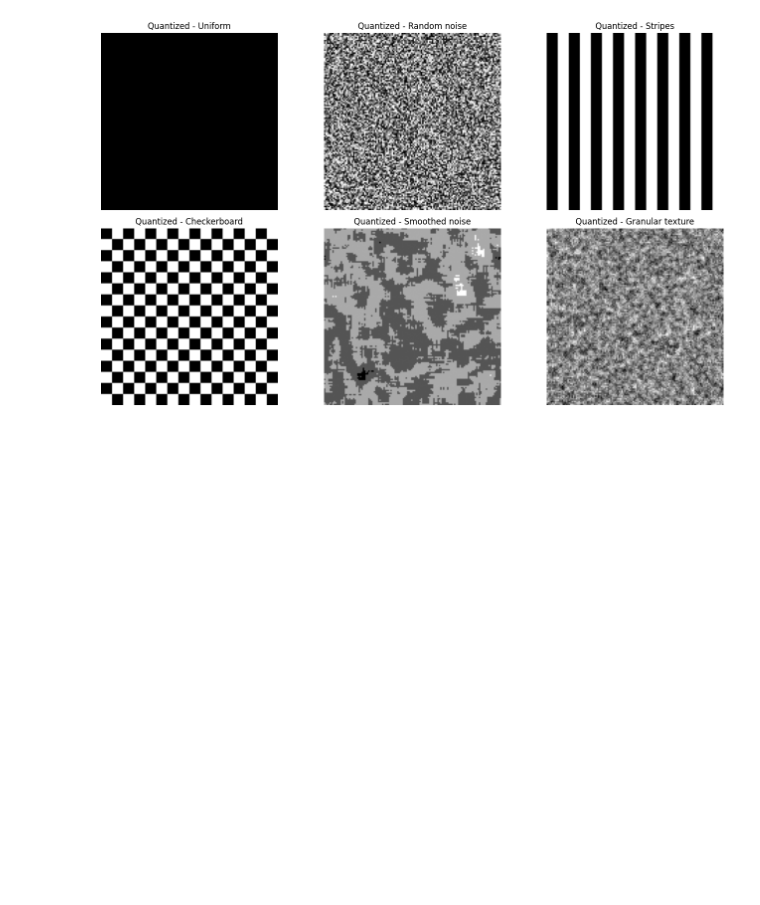
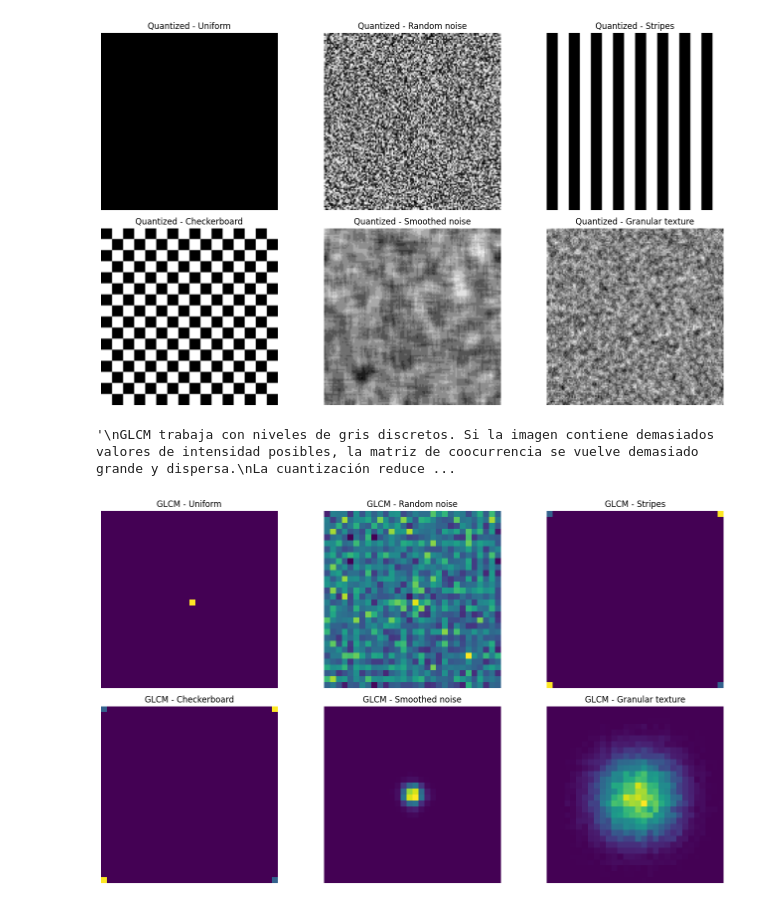
Before and after one commit to peterzm/ai-imaging-portfolio, a Jupyter notebook: 03_computer_vision/notebooks/07_glcm_texture_features.ipynb, the cells around one changed output. Saved outputs shown, nothing was run; the diff lists cells and outputs as text; code cells hidden in the pictures; blank space fills up the shorter version.

Commit message:
Calculamos las matrices GLCM.

```diff
--- a/03_computer_vision/notebooks/07_glcm_texture_features.ipynb
+++ b/03_computer_vision/notebooks/07_glcm_texture_features.ipynb
@@ -153,8 +153,8 @@ Esto significa que la matriz depende:
 # %% [output]
 '\nA GLCM es una matriz donde cada entrada (i, j) cuenta cuan seguido un pixel de un nivel de gris i ocurre a lado de un pixel con un nivel de gris j en un desplazamiento espacial determinado.\nEsto s ...
 # %%
-levels = 10
-distances = [5]
+levels = 30
+distances = [10]
 angles = [0]
 
 quantized_images = [quantize_image(img, levels=levels) for img in images]
@@ -168,3 +168,25 @@ show_images(
 )
 # %% [output]
 [figure]
+# %%
+"""
+GLCM trabaja con niveles de gris discretos. Si la imagen contiene demasiados valores de intensidad posibles, la matriz de coocurrencia se vuelve demasiado grande y dispersa.
+La cuantización reduce el número de niveles de gris y hace que el análisis GLCM sea más estable e interpretable.
+"""
+# %% [output]
+'\nGLCM trabaja con niveles de gris discretos. Si la imagen contiene demasiados valores de intensidad posibles, la matriz de coocurrencia se vuelve demasiado grande y dispersa.\nLa cuantización reduce ...
+# %%
+example_glcms = [compute_glcm(img, distances=distances, angles=angles, levels=levels) for img in images]
+glcm_2d = [glcm[:, :, 0, 0] for glcm in example_glcms]
+
+glcm_titles = [f"GLCM - {title}" for title in titles]
+
+show_images(
+    glcm_2d,
+    glcm_titles,
+    cmap='viridis',
+    figsize=(14, 8),
+    save_path="../figures/figures_texture/glcm_matrices.png"
+)
+# %% [output]
+[figure, added]
```
Also changed, not shown: 2 other files.
